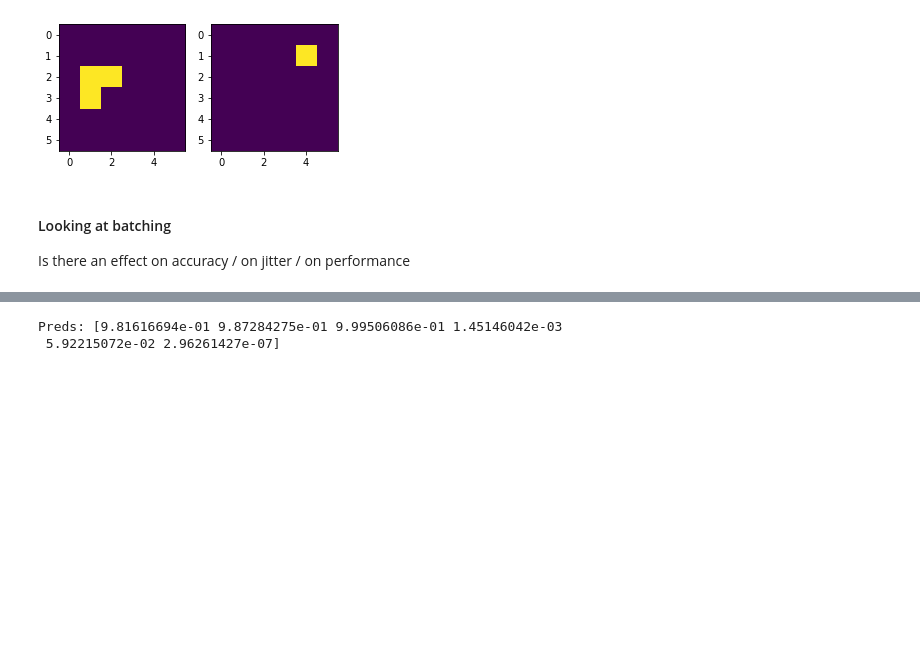
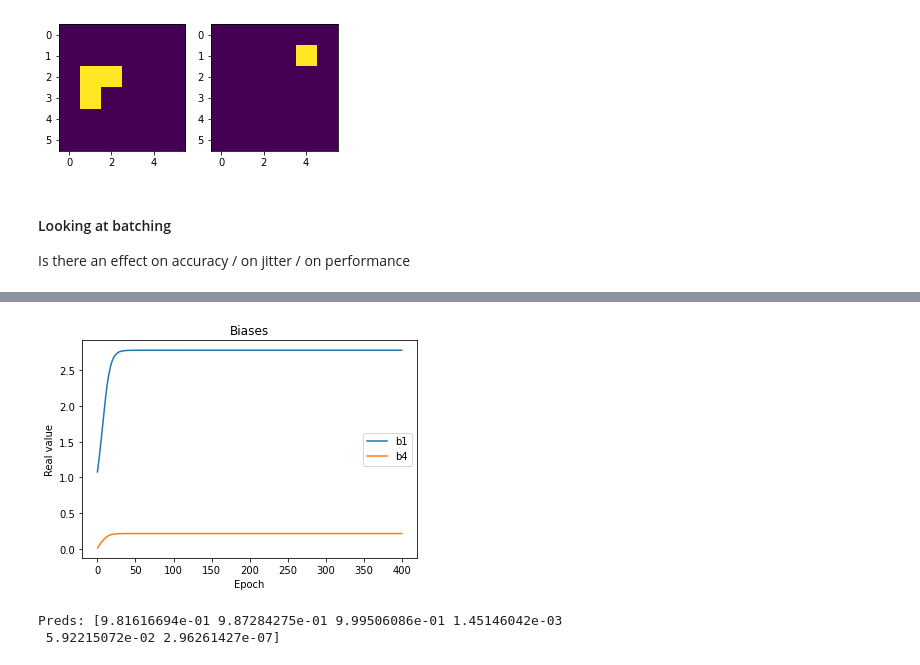
Before and after one commit to henrfj/TDT17-visual-intelligence, a Jupyter notebook: Task 1/phase1.ipynb, the cells around one changed output, grey strips where cells are left out. Drawn from its saved outputs; the diff is of its cells as text; code cells hidden in the pictures; blank space fills up the shorter version.

```diff
--- a/Task 1/phase1.ipynb
+++ b/Task 1/phase1.ipynb
@@ -352,3 +351,13 @@ plt.legend();
+# %%
+# plotting
+plt.title("Biases")
+plt.xlabel("Epoch")
+plt.ylabel("Real value")
+plt.plot(np.linspace(0, len(b1), len(b1)), b1, label="b1")
+plt.plot(np.linspace(0, len(b4), len(b4)), b4, label="b4")
+plt.legend();
+# %% [output]
+[figure, added]
 # %%
 model, losses = simple_fit(X_train, y_train, lr=0.02, epochs=400, verbose=False, scale=1)
 print("Preds:", prediction(model, X_train, scale=1))
```
Also changed, not shown: parts of 6 cells of this notebook, 4 other files.
